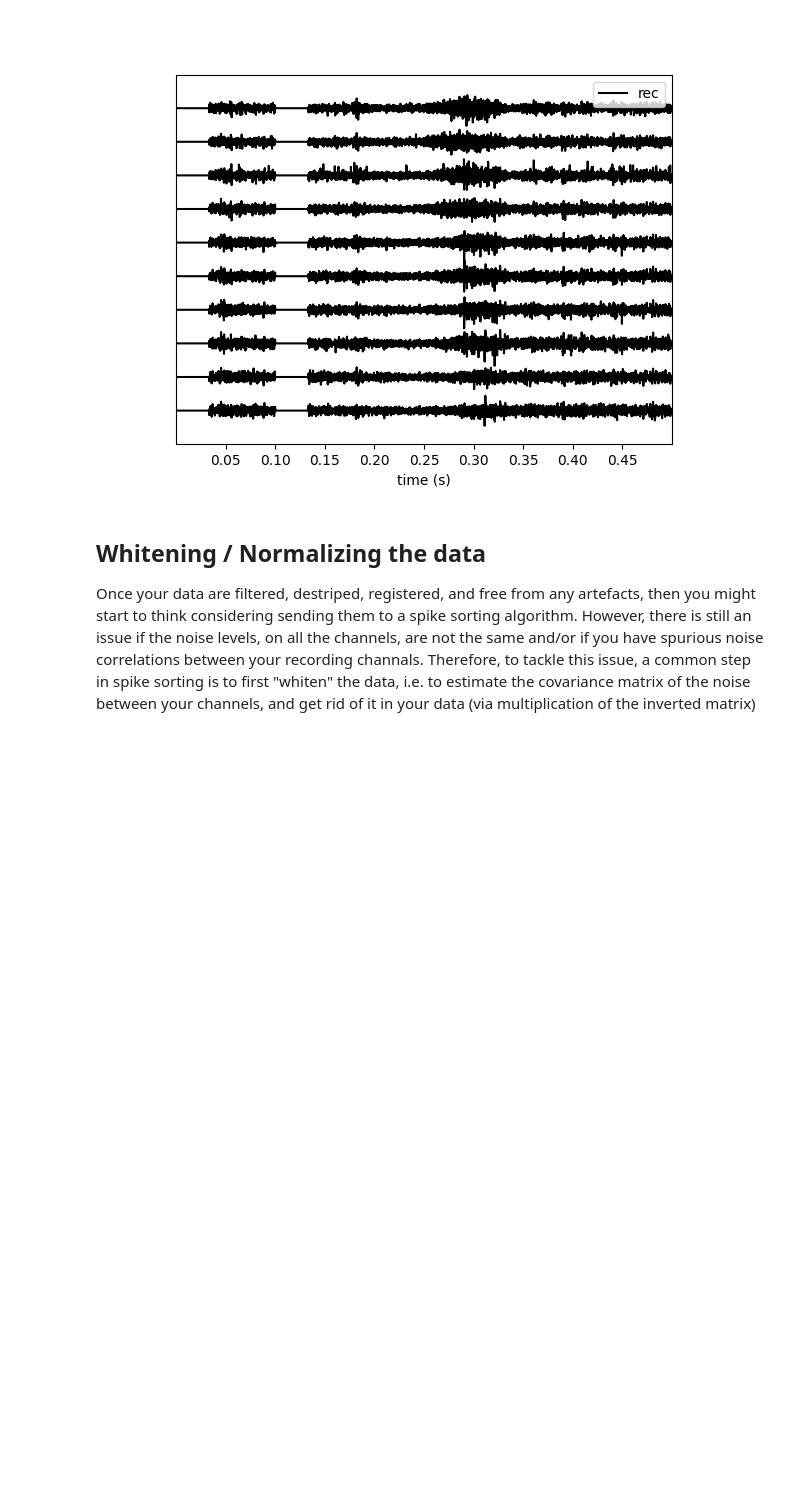
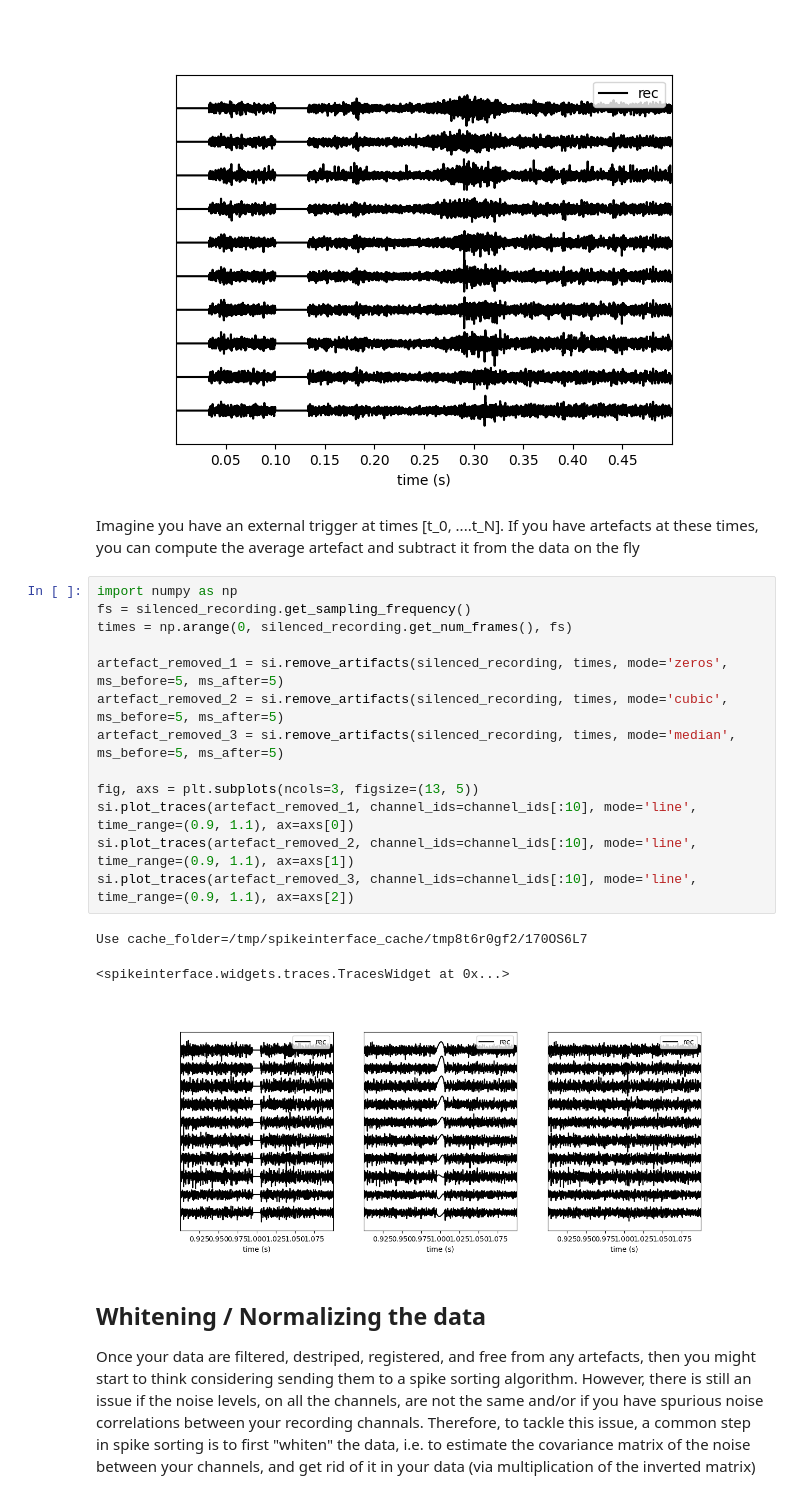
Before and after one commit to samuelgarcia/school_spike_sorting_marseille_2023, a Jupyter notebook: Practice_preprocessing/preprocessing.ipynb, the cells around one changed output. Cells and saved outputs as stored; diff of their text form; blank space fills up the shorter version.

```diff
--- a/Practice_preprocessing/preprocessing.ipynb
+++ b/Practice_preprocessing/preprocessing.ipynb
@@ -88,6 +88,25 @@ si.plot_traces(silenced_recording, channel_ids=channel_ids[:10], mode='line', ti
 # %% [output]
 <spikeinterface.widgets.traces.TracesWidget at 0x...>
 [figure]
+# %% [markdown]
+Imagine you have an external trigger at times [t_0, ....t_N]. If you have artefacts at these times, you can compute the average artefact and subtract it from the data on the fly
+# %%
+import numpy as np
+fs = silenced_recording.get_sampling_frequency()
+times = np.arange(0, silenced_recording.get_num_frames(), fs)
+
+artefact_removed_1 = si.remove_artifacts(silenced_recording, times, mode='zeros', ms_before=5, ms_after=5)
+artefact_removed_2 = si.remove_artifacts(silenced_recording, times, mode='cubic', ms_before=5, ms_after=5)
+artefact_removed_3 = si.remove_artifacts(silenced_recording, times, mode='median', ms_before=5, ms_after=5)
+
+fig, axs = plt.subplots(ncols=3, figsize=(13, 5))
+si.plot_traces(artefact_removed_1, channel_ids=channel_ids[:10], mode='line', time_range=(0.9, 1.1), ax=axs[0])
+si.plot_traces(artefact_removed_2, channel_ids=channel_ids[:10], mode='line', time_range=(0.9, 1.1), ax=axs[1])
+si.plot_traces(artefact_removed_3, channel_ids=channel_ids[:10], mode='line', time_range=(0.9, 1.1), ax=axs[2])
+# %% [output]
+Use cache_folder=/tmp/spikeinterface_cache/tmp8t6r0gf2/170OS6L7
+<spikeinterface.widgets.traces.TracesWidget at 0x...>
+[figure, added]
 # %% [markdown]
 ## Whitening / Normalizing the data
 
```
Also changed, not shown: parts of 1 cell of this notebook.
